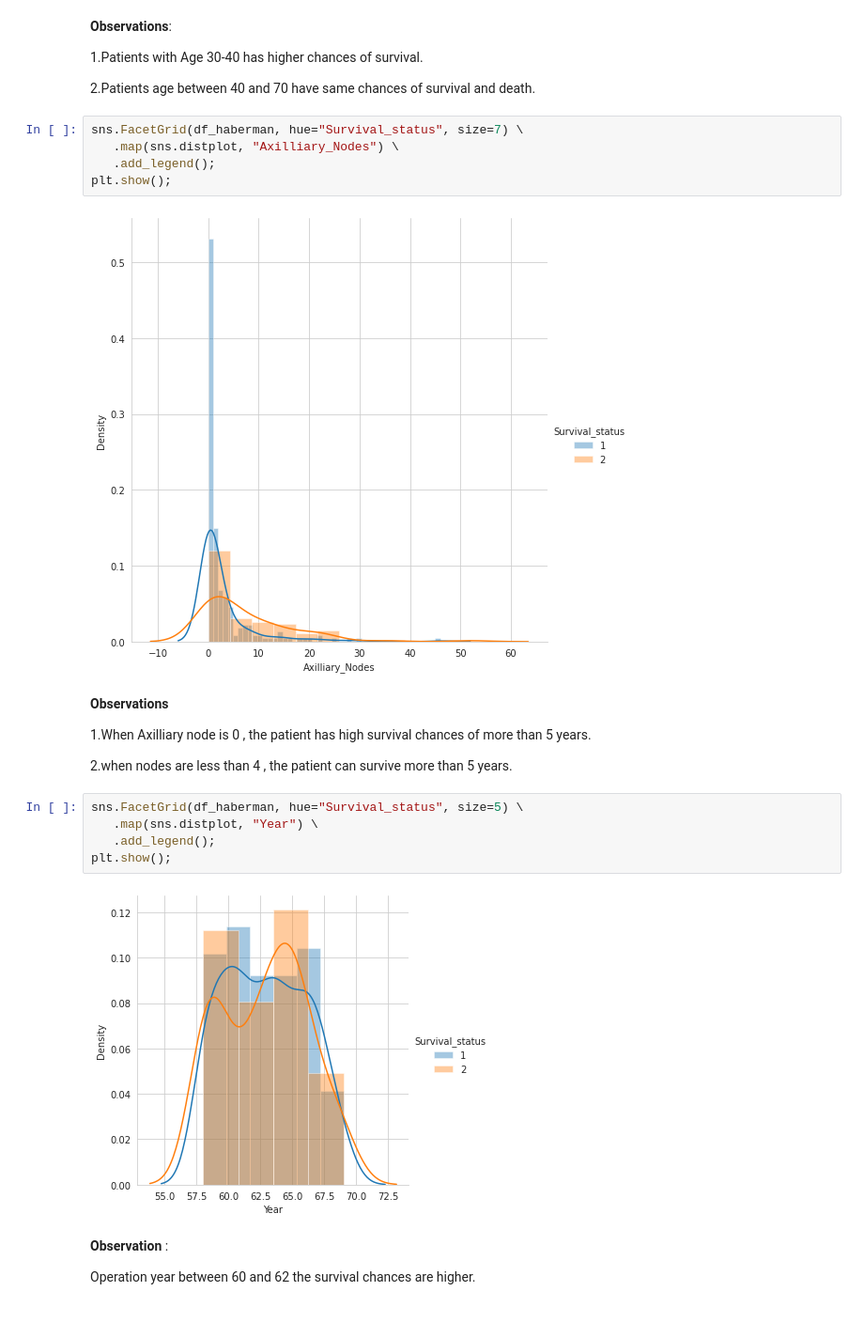
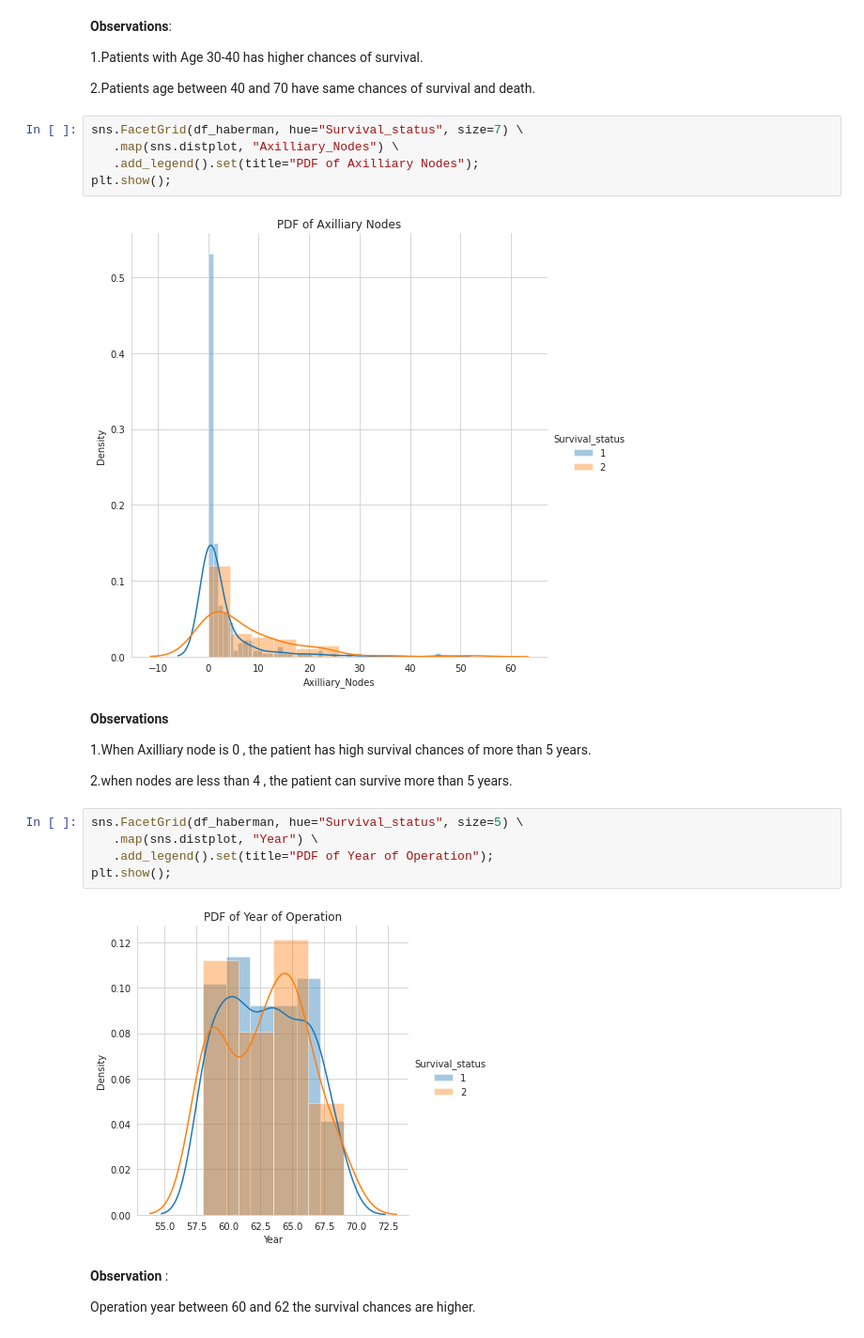
Before and after one commit to ppmcool/Habberman_EDA, a Jupyter notebook: Haberman_EDA.ipynb, the cells around one changed output. Shown: that part at 94% size. Saved outputs shown, nothing was run; the diff lists cells and outputs as text.

```diff
--- a/Haberman_EDA.ipynb
+++ b/Haberman_EDA.ipynb
@@ -87,10 +93,10 @@ plt.show();
 # %%
 sns.FacetGrid(df_haberman, hue="Survival_status", size=7) \
    .map(sns.distplot, "Axilliary_Nodes") \
-   .add_legend();
+   .add_legend().set(title="PDF of Axilliary Nodes");
 plt.show();
 # %% [output]
-[figure, old version]
+[figure, new version]
 # %% [markdown]
 **Observations**
 
@@ -100,10 +106,10 @@ plt.show();
 # %%
 sns.FacetGrid(df_haberman, hue="Survival_status", size=5) \
    .map(sns.distplot, "Year") \
-   .add_legend();
+   .add_legend().set(title="PDF of Year of Operation");
 plt.show();
 # %% [output]
-[figure, old version]
+[figure, new version]
 # %% [markdown]
 **Observation** :
 
```
Also changed, not shown: parts of 18 cells of this notebook.
